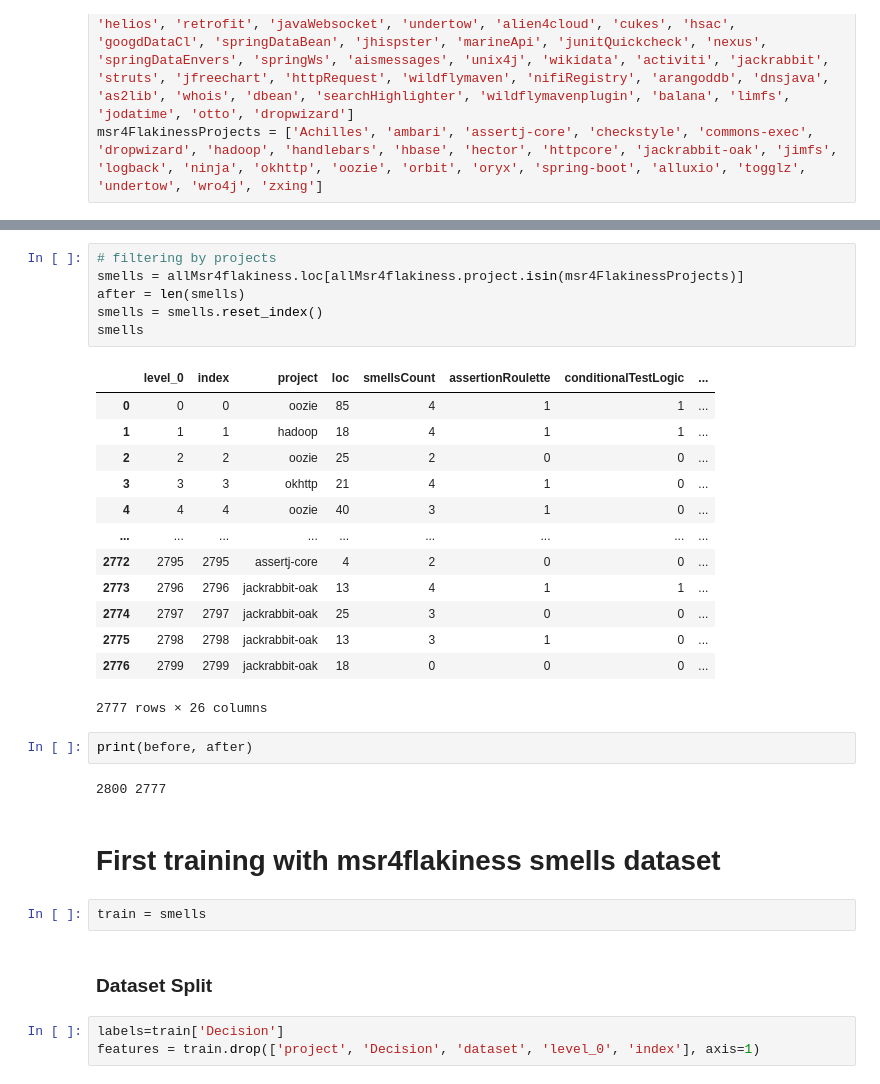
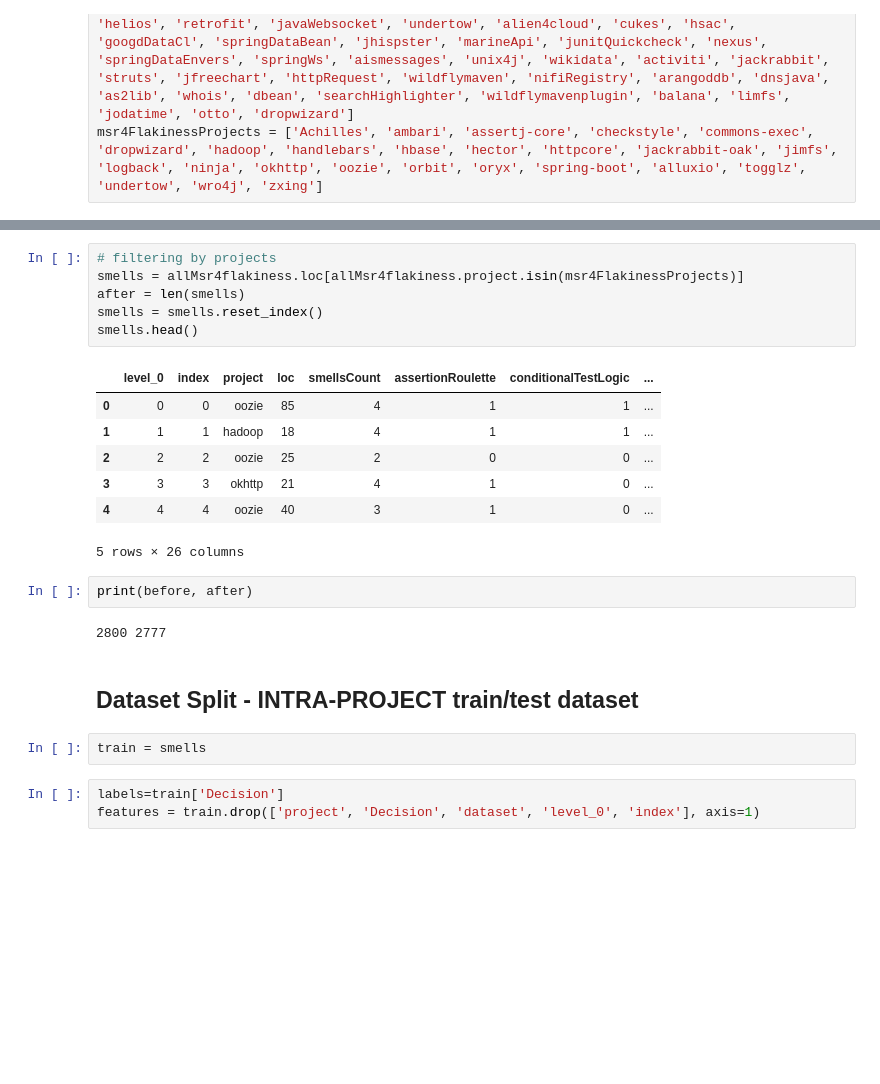
Before and after one commit to sagarswap/TestFlakinessDetector, a Jupyter notebook: decisionTree-updated-useme.ipynb, the cells around one changed output, grey strips where cells are left out. Saved outputs shown, nothing was run; the diff lists cells and outputs as text; blank space fills up the shorter version.

Commit message:
updated base DT to work with msrflakiness and idflakies datasets

```diff
--- a/decisionTree-updated-useme.ipynb
+++ b/decisionTree-updated-useme.ipynb
@@ -89,33 +83,25 @@ allMsr4flakiness
 # %%
 # filtering by projects
 smells = allMsr4flakiness.loc[allMsr4flakiness.project.isin(msr4FlakinessProjects)]
 after = len(smells)
 smells = smells.reset_index()
-smells
+smells.head()
 # %% [output]
 |  | level_0 | index | project | loc | smellsCount | assertionRoulette | conditionalTestLogic | ... |
 | 0 | 0 | 0 | oozie | 85 | 4 | 1 | 1 | ... |
 | 1 | 1 | 1 | hadoop | 18 | 4 | 1 | 1 | ... |
 | 2 | 2 | 2 | oozie | 25 | 2 | 0 | 0 | ... |
 | 3 | 3 | 3 | okhttp | 21 | 4 | 1 | 0 | ... |
 | 4 | 4 | 4 | oozie | 40 | 3 | 1 | 0 | ... |
-| ... | ... | ... | ... | ... | ... | ... | ... | ... |
-| 2772 | 2795 | 2795 | assertj-core | 4 | 2 | 0 | 0 | ... |
-| 2773 | 2796 | 2796 | jackrabbit-oak | 13 | 4 | 1 | 1 | ... |
-| 2774 | 2797 | 2797 | jackrabbit-oak | 25 | 3 | 0 | 0 | ... |
-| 2775 | 2798 | 2798 | jackrabbit-oak | 13 | 3 | 1 | 0 | ... |
-| 2776 | 2799 | 2799 | jackrabbit-oak | 18 | 0 | 0 | 0 | ... |
-2777 rows × 26 columns
+5 rows × 26 columns
 # %%
 print(before, after)
 # %% [output]
 2800 2777
-# %% [markdown]
-# First training with msr4flakiness smells dataset
+# %% [markdown]
+## Dataset Split - INTRA-PROJECT train/test dataset
 # %%
 train = smells
-# %% [markdown]
-### Dataset Split
 # %%
 labels=train['Decision']
 features = train.drop(['project', 'Decision', 'dataset', 'level_0', 'index'], axis=1)
```
Also changed, not shown: parts of 21 cells of this notebook, 2 other files.
